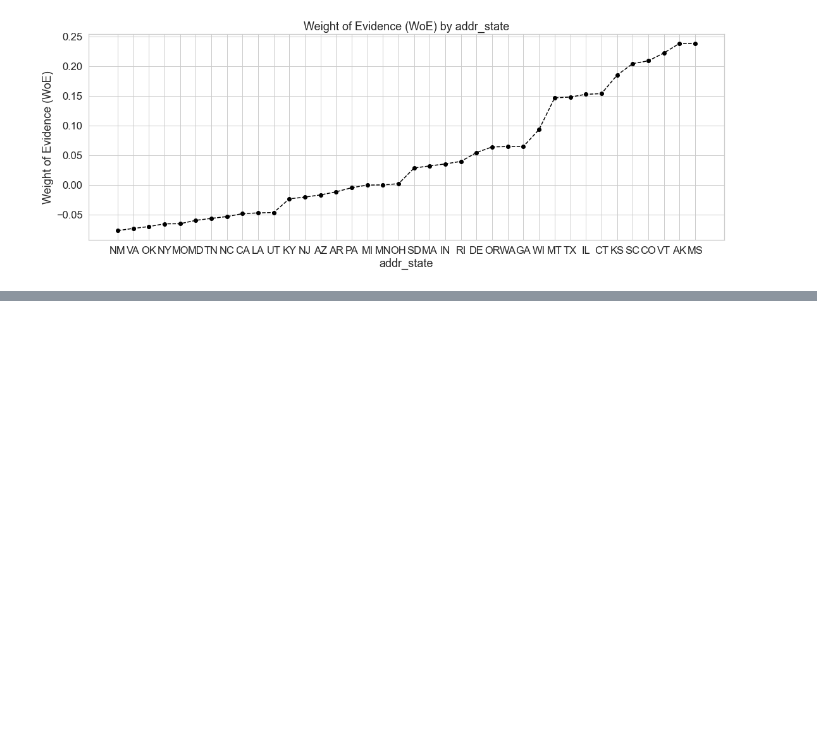
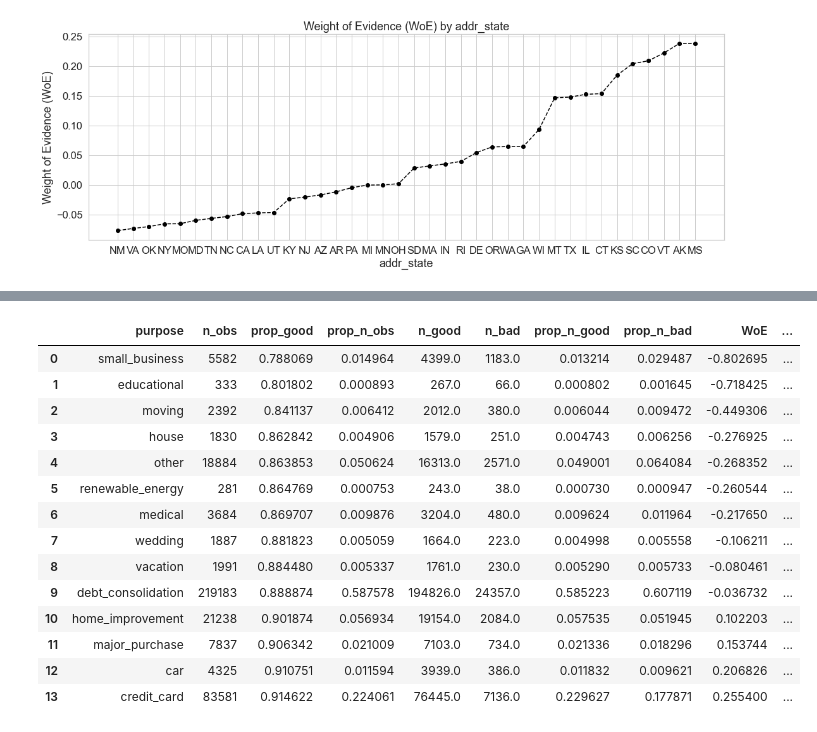
Before and after one commit to ai-portfolio/credit_risk_modeling, a Jupyter notebook: lib/notebooks/1.0_credit_risk_modeling_eda_ng.ipynb, the cells around one changed output, grey strips where cells are left out. Cells and saved outputs as stored; diff of their text form; code cells hidden in the pictures; blank space fills up the shorter version.

```diff
--- a/lib/notebooks/1.0_credit_risk_modeling_eda_ng.ipynb
+++ b/lib/notebooks/1.0_credit_risk_modeling_eda_ng.ipynb
@@ -1029,0 +1111,18 @@ df_inputs_preproc['addr_state: WV_NH_WY_DC_ME_ID'] = sum([df_inputs_preproc['add
+# %%
+df_temp
+# %% [output]
+|  | purpose | n_obs | prop_good | prop_n_obs | n_good | n_bad | prop_n_good | prop_n_bad | WoE | ... |
+| 0 | small_business | 5582 | 0.788069 | 0.014964 | 4399.0 | 1183.0 | 0.013214 | 0.029487 | -0.802695 | ... |
+| 1 | educational | 333 | 0.801802 | 0.000893 | 267.0 | 66.0 | 0.000802 | 0.001645 | -0.718425 | ... |
+| 2 | moving | 2392 | 0.841137 | 0.006412 | 2012.0 | 380.0 | 0.006044 | 0.009472 | -0.449306 | ... |
+| 3 | house | 1830 | 0.862842 | 0.004906 | 1579.0 | 251.0 | 0.004743 | 0.006256 | -0.276925 | ... |
+| 4 | other | 18884 | 0.863853 | 0.050624 | 16313.0 | 2571.0 | 0.049001 | 0.064084 | -0.268352 | ... |
+| 5 | renewable_energy | 281 | 0.864769 | 0.000753 | 243.0 | 38.0 | 0.000730 | 0.000947 | -0.260544 | ... |
+| 6 | medical | 3684 | 0.869707 | 0.009876 | 3204.0 | 480.0 | 0.009624 | 0.011964 | -0.217650 | ... |
+| 7 | wedding | 1887 | 0.881823 | 0.005059 | 1664.0 | 223.0 | 0.004998 | 0.005558 | -0.106211 | ... |
+| 8 | vacation | 1991 | 0.884480 | 0.005337 | 1761.0 | 230.0 | 0.005290 | 0.005733 | -0.080461 | ... |
+| 9 | debt_consolidation | 219183 | 0.888874 | 0.587578 | 194826.0 | 24357.0 | 0.585223 | 0.607119 | -0.036732 | ... |
+| 10 | home_improvement | 21238 | 0.901874 | 0.056934 | 19154.0 | 2084.0 | 0.057535 | 0.051945 | 0.102203 | ... |
+| 11 | major_purchase | 7837 | 0.906342 | 0.021009 | 7103.0 | 734.0 | 0.021336 | 0.018296 | 0.153744 | ... |
+| 12 | car | 4325 | 0.910751 | 0.011594 | 3939.0 | 386.0 | 0.011832 | 0.009621 | 0.206826 | ... |
+| 13 | credit_card | 83581 | 0.914622 | 0.224061 | 76445.0 | 7136.0 | 0.229627 | 0.177871 | 0.255400 | ... |
```
Also changed, not shown: parts of 32 cells of this notebook.
